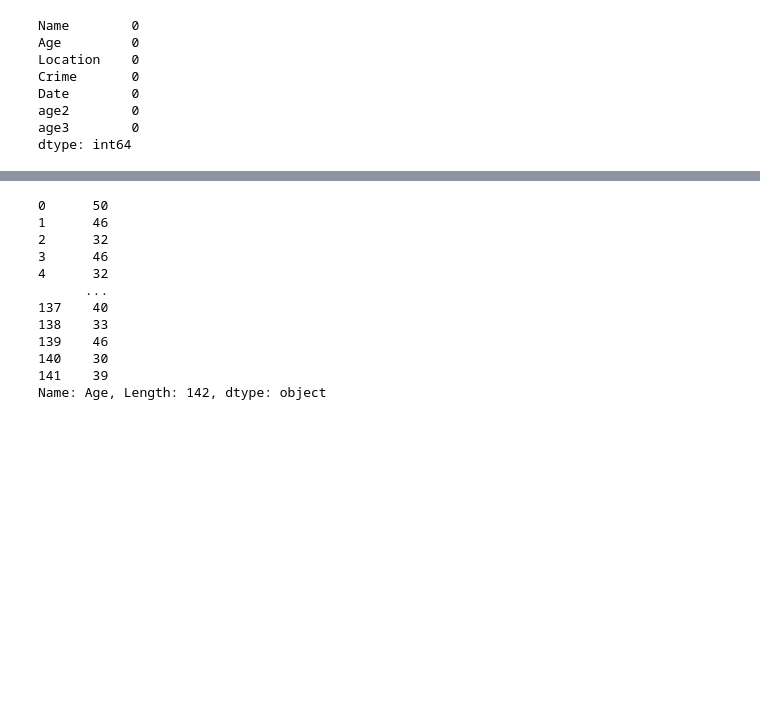
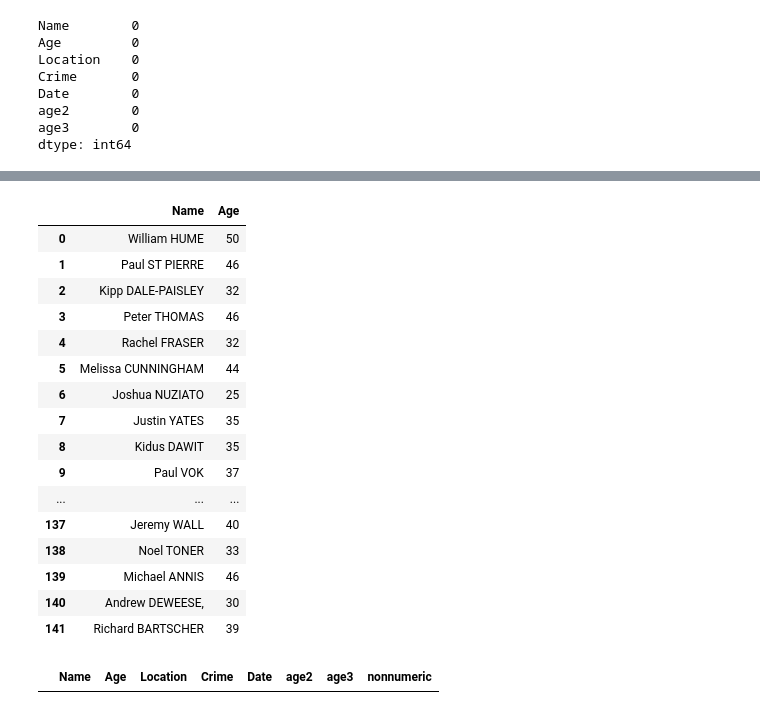
Before and after one commit to withabubaker/Niagara-MostWanted-WebScraping-Tableau, a Jupyter notebook: dataCleaning.ipynb, the cells around one changed output, grey strips where cells are left out. Cells and saved outputs as stored; diff of their text form; code cells hidden in the pictures; blank space fills up the shorter version.

Commit message:
remove char from Age column

```diff
--- a/dataCleaning.ipynb
+++ b/dataCleaning.ipynb
@@ -68,3 +68,9 @@ Date        0
 age2        0
 age3        0
 dtype: int64
+# %%
+char_remove = ['[', '\'', 'Yrs','yrs', '.','Years','old', '\\xa0' ]
+for char in char_remove:
+    df['Age']=df['Age'].str.replace(char, '')
+
+df['Age']
@@ -70,0 +95,2 @@ dtype: int64
+# %%
+df['Name'] = df['Name'].apply(str)
@@ -71,21 +117,32 @@ dtype: int64
 # %%
 import re
-# %%
-char_remove = ['[', '\'', 'Yrs','yrs' ]
-for char in char_remove:
-    df['Age']=df['Age'].str.replace(char, '')
-
-df['Age']
-# %% [output]
-0      50
-1      46
-2      32
-3      46
-4      32
-      ...
-137    40
-138    33
-139    46
-140    30
-141    39
-Name: Age, Length: 142, dtype: object
+# %%
+# identify non numeric rows in Age column
+nonumeric = re.compile(r'\D')
+
+df['nonnumeric'] = df['Age'].str.contains(nonumeric).any()
+# %%
+pd.set_option('display.max_rows', None)
+df[['Name', 'Age']]
+# %% [output]
+|  | Name | Age |
+| 0 | William HUME | 50 |
+| 1 | Paul ST PIERRE | 46 |
+| 2 | Kipp DALE-PAISLEY | 32 |
+| 3 | Peter THOMAS | 46 |
+| 4 | Rachel FRASER | 32 |
+| 5 | Melissa CUNNINGHAM | 44 |
+| 6 | Joshua NUZIATO | 25 |
+| 7 | Justin YATES | 35 |
+| 8 | Kidus DAWIT | 35 |
+| 9 | Paul VOK | 37 |
+| ... | ... | ... |
+| 137 | Jeremy WALL | 40 |
+| 138 | Noel TONER | 33 |
+| 139 | Michael ANNIS | 46 |
+| 140 | Andrew DEWEESE, | 30 |
+| 141 | Richard BARTSCHER | 39 |
+# %%
+df.loc[df['nonnumeric'] == False]
+# %% [output]
+|  | Name | Age | Location | Crime | Date | age2 | age3 | nonnumeric |
```
Also changed, not shown: parts of 3 cells of this notebook.
